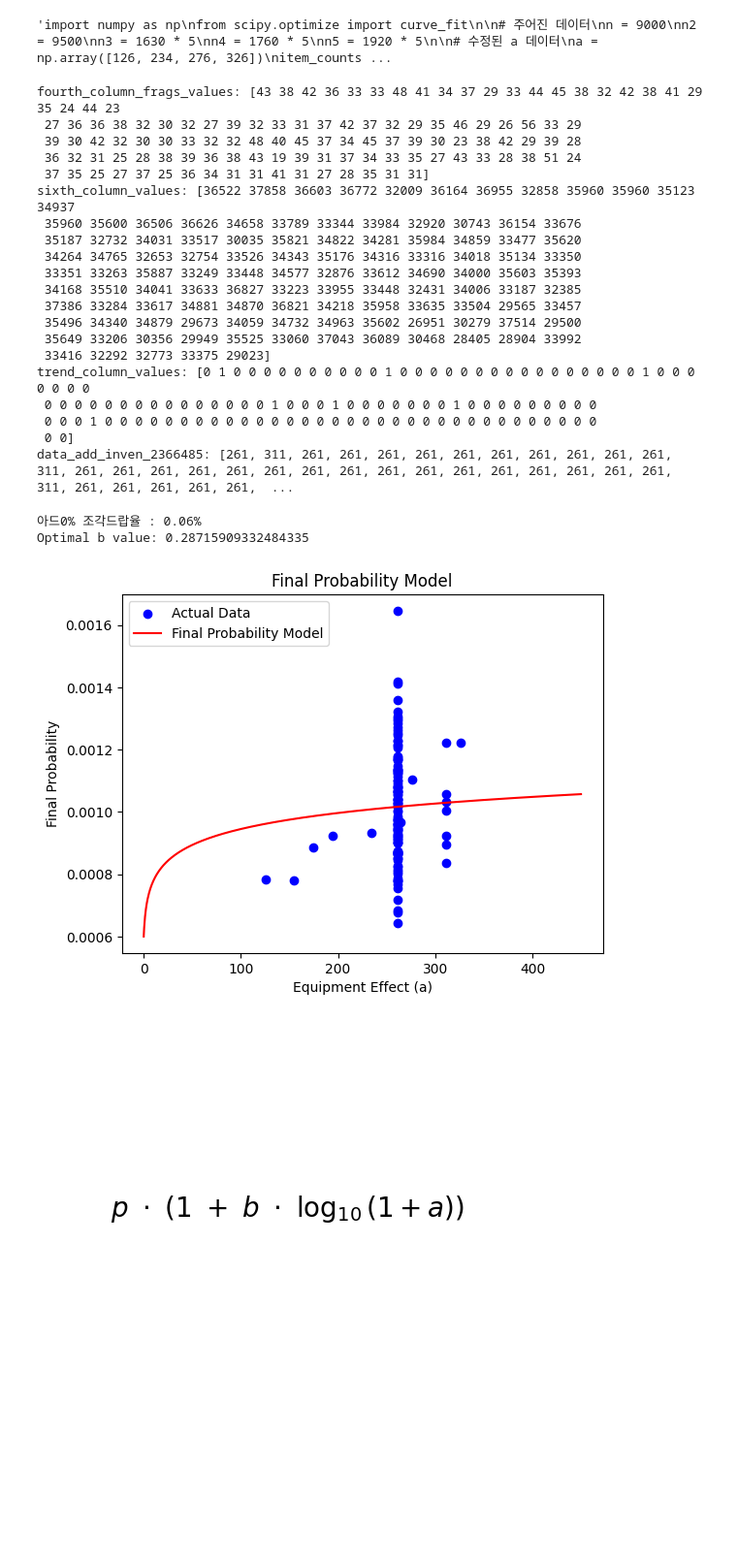
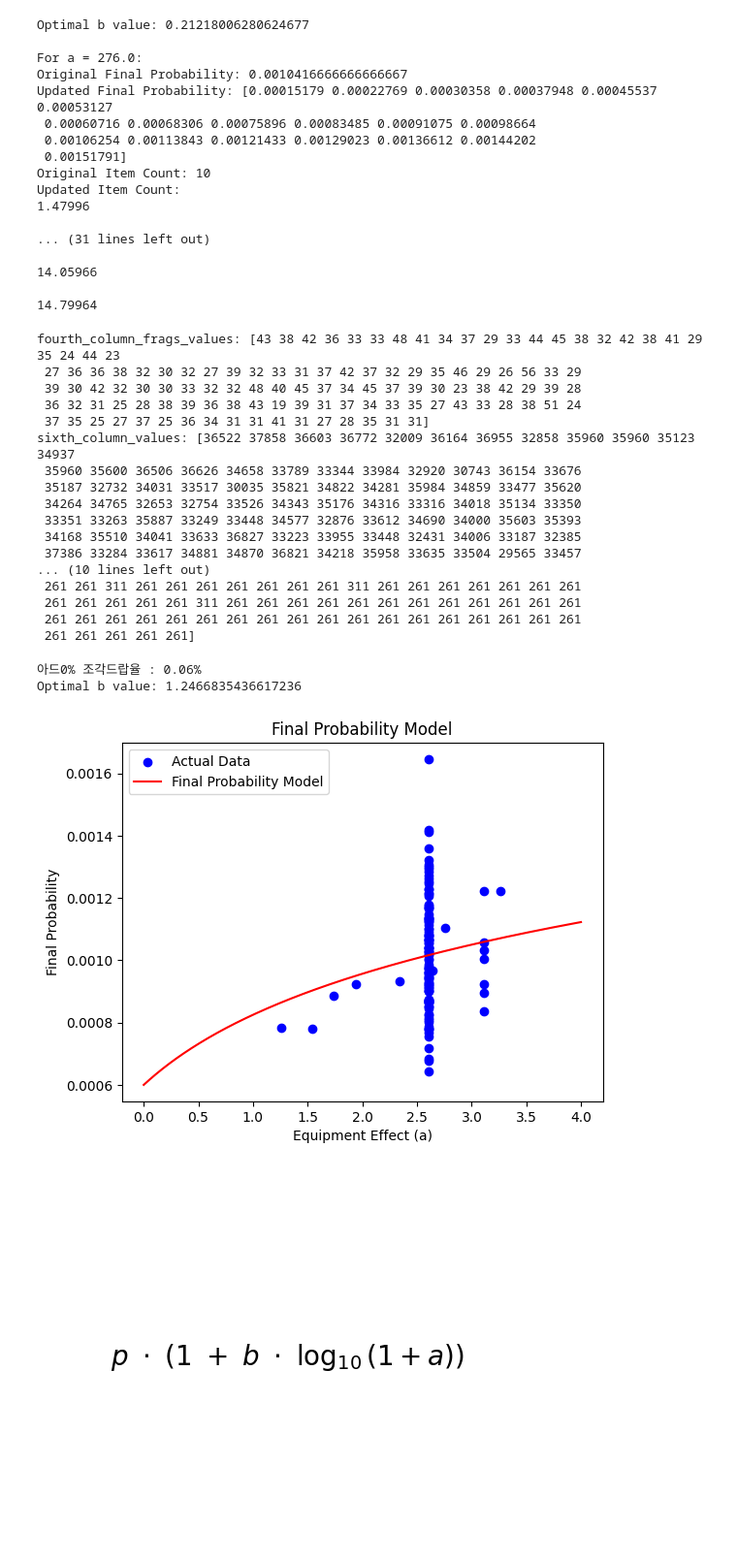
Before and after one commit to Q110722/fragsDR, a Jupyter notebook: Untitled.ipynb, the cells around one changed output. Shown at 97% size. Cells and saved outputs as stored; diff of their text form; code cells hidden in the pictures; blank space fills up the shorter version.

```diff
--- a/Untitled.ipynb
+++ b/Untitled.ipynb
@@ -1,6 +1,7 @@
 # %%
-"""import numpy as np
+import numpy as np
 from scipy.optimize import curve_fit
+# test1
 
 # 주어진 데이터
 n = 9000
@@ -8,21 +9,21 @@ n2 = 9500
 n3 = 1630 * 5
 n4 = 1760 * 5
 n5 = 1920 * 5
+n6 = 1950 * 5
 
 # 수정된 a 데이터
-a = np.array([126, 234, 276, 326])
-item_counts = np.array([7.04, 8.4, 10.5, 11.6])
-
+a = np.array([276])
+item_counts = np.array([10])
+mob_counts = np.array([n6])
 # p값 고정
-p_fixed = 0.0006
+p_fixed = np.linspace(0.0001, 0.001, 19)
 
 # 최종 확률 계산
-final_probabilities = item_counts / np.array([n, n, n2, n2])
+final_probabilities = item_counts / np.array([n5])
 
 def final_probability_model(a, b):
     return p_fixed * (1 + b * np.log10(a))
 
-# 최소 자승법을 사용하여 모델 적합
 popt, pcov = curve_fit(final_probability_model, a, final_probabilities, bounds=(0, np.inf))
 optimal_b = popt[0]
 
@@ -33,17 +34,36 @@ def updated_final_probability_model(a):
 # 출력
 print(f"Optimal b value: {optimal_b}")
 
-# 각 a값에 대한 최종 확률 및 아이템 획득 수 계산 및 출력
+
 for a_val, final_prob, item_count in zip(a, final_probabilities, item_counts):
     updated_final_prob = updated_final_probability_model(a_val)
-    updated_item_count = n * updated_final_prob  # 아이템 획득 수 계산
+    updated_item_count = mob_counts[0] * updated_final_prob
     print("\nFor a = {:.1f}:".format(a_val))
     print(f"Original Final Probability: {final_prob}")
     print(f"Updated Final Probability: {updated_final_prob}")
     print(f"Original Item Count: {item_count}")
-    print(f"Updated Item Count: {updated_item_count:.5f}")"""
+
+    print("Updated Item Count:", end=" ")
+    for count in updated_item_count:
+        print(f"\n{count:.5f}")
 # %% [output]
-'import numpy as np\nfrom scipy.optimize import curve_fit\n\n# 주어진 데이터\nn = 9000\nn2 = 9500\nn3 = 1630 * 5\nn4 = 1760 * 5\nn5 = 1920 * 5\n\n# 수정된 a 데이터\na = np.array([126, 234, 276, 326])\nitem_counts ...
+Optimal b value: 0.21218006280624677
+
+For a = 276.0:
+Original Final Probability: 0.0010416666666666667
+Updated Final Probability: [0.00015179 0.00022769 0.00030358 0.00037948 0.00045537 0.00053127
+ 0.00060716 0.00068306 0.00075896 0.00083485 0.00091075 0.00098664
+ 0.00106254 0.00113843 0.00121433 0.00129023 0.00136612 0.00144202
+ 0.00151791]
+Original Item Count: 10
+Updated Item Count:
+1.47996
+
+... (31 lines left out)
+
+14.05966
+
+14.79964
 # %%
 data_text = """198재 32 0 43 1610 36522
 199재 23 0 38 2810 37858 유행
@@ -170,7 +190,7 @@ trend_column_values = np.array([1 if "유행" in line.split() else 0 for line in
 print("fourth_column_frags_values:", fourth_column_frags_values)
 print("sixth_column_values:", sixth_column_values)
 print("trend_column_values:", trend_column_values)
-data_add_inven_2366485 = [261 + 50 if trend == 1 else 261 for trend in trend_column_values]
+data_add_inven_2366485 = np.array([261 + 50 if trend == 1 else 261 for trend in trend_column_values])
 
 # 췤
 print("data_add_inven_2366485:", data_add_inven_2366485)
@@ -187,14 +207,11 @@ sixth_column_values: [36522 37858 36603 36772 32009 36164 36955 32858 35960 3596
  33351 33263 35887 33249 33448 34577 32876 33612 34690 34000 35603 35393
  34168 35510 34041 33633 36827 33223 33955 33448 32431 34006 33187 32385
  37386 33284 33617 34881 34870 36821 34218 35958 33635 33504 29565 33457
- 35496 34340 34879 29673 34059 34732 34963 35602 26951 30279 37514 29500
- 35649 33206 30356 29949 35525 33060 37043 36089 30468 28405 28904 33992
- 33416 32292 32773 33375 29023]
-trend_column_values: [0 1 0 0 0 0 0 0 0 0 0 0 1 0 0 0 0 0 0 0 0 0 0 0 0 0 0 0 0 1 0 0 0 0 0 0 0
- 0 0 0 0 0 0 0 0 0 0 0 0 0 0 0 1 0 0 0 1 0 0 0 0 0 0 0 1 0 0 0 0 0 0 0 0 0
- 0 0 0 1 0 0 0 0 0 0 0 0 0 0 0 0 0 0 0 0 0 0 0 0 0 0 0 0 0 0 0 0 0 0 0 0 0
- 0 0]
-data_add_inven_2366485: [261, 311, 261, 261, 261, 261, 261, 261, 261, 261, 261, 261, 311, 261, 261, 261, 261, 261, 261, 261, 261, 261, 261, 261, 261, 261, 261, 261, 261, 311, 261, 261, 261, 261, 261,  ...
+... (10 lines left out)
+ 261 261 311 261 261 261 261 261 261 261 311 261 261 261 261 261 261 261
+ 261 261 261 261 261 311 261 261 261 261 261 261 261 261 261 261 261 261
+ 261 261 261 261 261 261 261 261 261 261 261 261 261 261 261 261 261 261
+ 261 261 261 261 261]
 # %%
 import numpy as np
 from scipy.optimize import curve_fit
@@ -208,13 +225,13 @@ n4 = 1760 * 5
 n5 = 1920 * 5
 
 # 데이터. 드랍, 조각, 마리수
-a = np.array([126, 234, 276, 326, 154, 174, 194, 264])
+a = np.array([1.26, 2.34, 2.76, 3.26, 1.54, 1.74, 1.94, 2.64])
 item_counts = np.array([7.04, 8.4, 10.5, 11.6, 432 / 68, 383 / 53, 423 / 52, 446 / 48])
 mob_counts = np.array([n, n, n2, n2, n3, n3, n4, n5])
 
 
 # 데이터 병합소
-all_a_values = np.concatenate([a, data_add_inven_2366485])
+all_a_values = np.concatenate([a, data_add_inven_2366485/100])
 all_item_counts = np.concatenate([item_counts,fourth_column_frags_values/4])
 all_mob_counts = np.concatenate([mob_counts,sixth_column_values/4])
 """all_a_values = a
@@ -246,36 +263,36 @@ def updated_final_probability_model(a):
 # 출력
 print(f"아드0% 조각드랍율 : {updated_final_probability_model(0)*100}%")
 print(f"Optimal b value: {optimal_b}")
 
 # 최종 확률 모델 그래프
-a_values_for_plot = np.linspace(0, 450, 1000)
+a_values_for_plot = np.linspace(0, 4, 1000)
 final_probabilities_for_plot = updated_final_probability_model(a_values_for_plot)
 
 # 데이터
 plt.scatter(all_a_values, final_probabilities, label='Actual Data', color='blue')
 
 # 로그선
 plt.plot(a_values_for_plot, final_probabilities_for_plot, label='Final Probability Model', color='red')
 
 plt.xlabel('Equipment Effect (a)')
 plt.ylabel('Final Probability')
 plt.title('Final Probability Model')
 plt.legend()
 plt.show()
 
 # 각 a값에 대한 최종 확률 및 아이템 획득 수 계산 및 출력
 for a_val, final_prob, item_count in zip(all_a_values, final_probabilities, all_item_counts):
     updated_final_prob = updated_final_probability_model(a_val)
     updated_item_count = n * updated_final_prob  # 아이템 획득 수 계산
     #print("\nFor a = {:.2f}:".format(a_val))
     #print(f"Original Final Probability: {final_prob}")
     #print(f"Updated Final Probability: {updated_final_prob}")
     #print(f"Original Item Count: {item_count}")
     #print(f"Updated Item Count: {updated_item_count:.5f}")
 # %% [output]
 아드0% 조각드랍율 : 0.06%
-Optimal b value: 0.28715909332484335
+Optimal b value: 1.2466835436617236
-[figure, old version]
+[figure, new version]
 # %%
 import matplotlib.pyplot as plt
 import numpy as np
```
